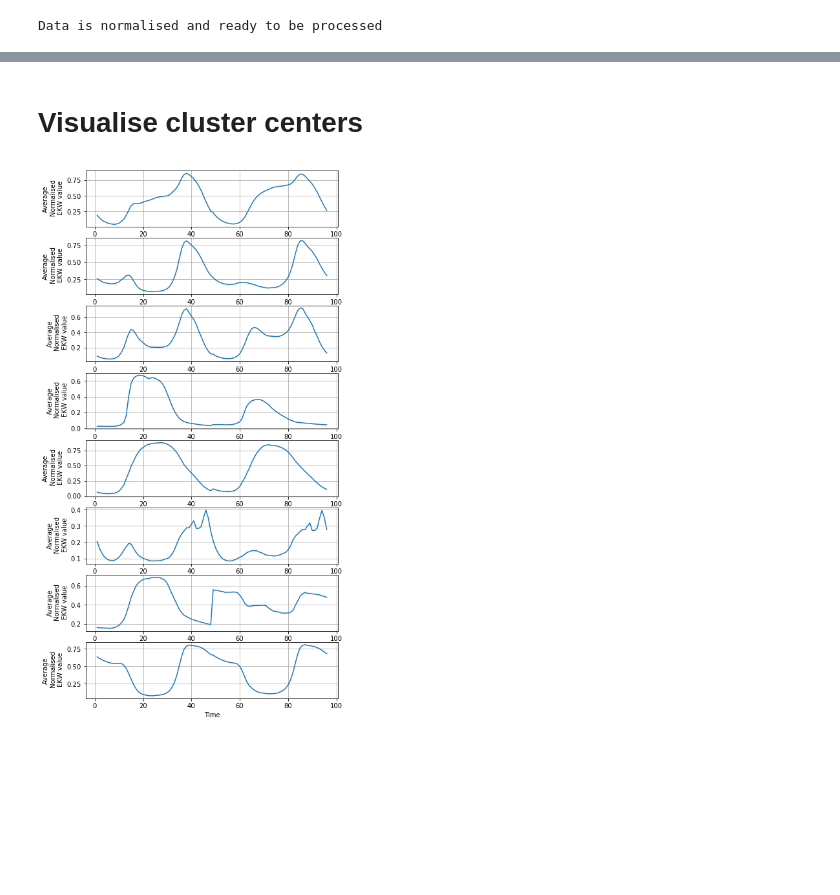
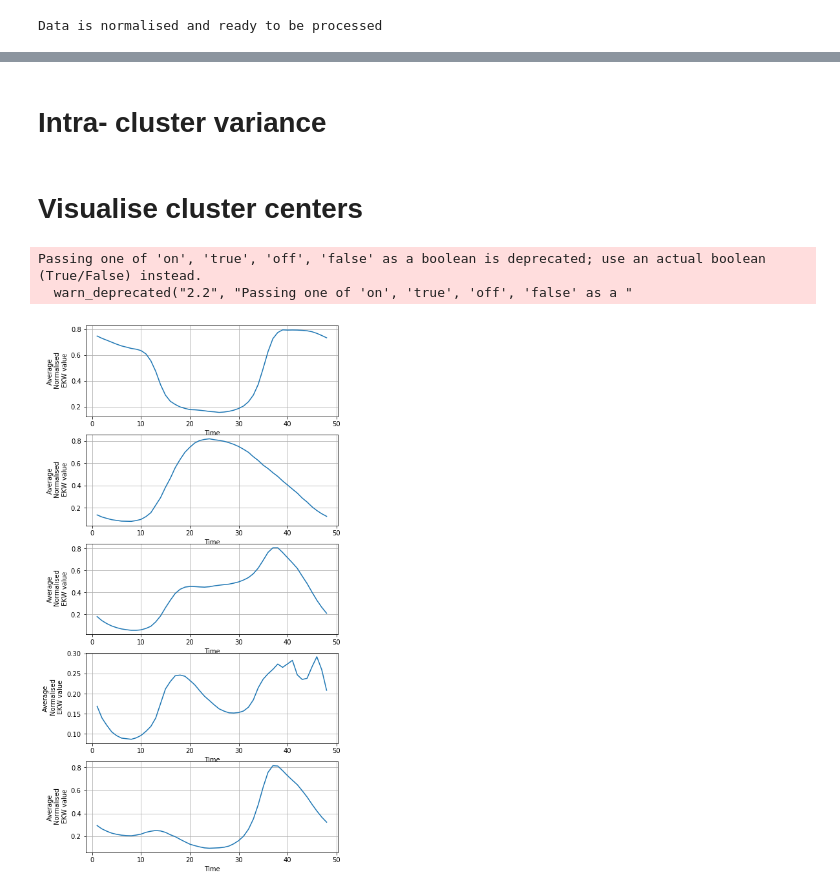
Before and after one commit to star44/capstone-project, a Jupyter notebook: Clustering.ipynb, the cells around one changed output, grey strips where cells are left out. Cells and saved outputs as stored; diff of their text form; code cells hidden in the pictures; blank space fills up the shorter version.

```diff
--- a/Clustering.ipynb
+++ b/Clustering.ipynb
@@ -99,0 +69,35 @@ kmeans.cluster_centers_.shape
+# %%
+from sklearn.cluster import KMeans
+import pandas as pd
+import numpy as np
+
+numeric_data = np.asarray(
+    weekends_df[[f'ekw{i+1}' for i in range(48)]]
+)
+
+#clean up nans - this should have been weeded out in the previous cell anyway
+nans = np.any(np.isnan(numeric_data), axis=1)
+numeric_data = numeric_data[~nans]
+
+intra_cluster_variances = np.zeros((1, 15))
+inter_cluster_variances = np.zeros((1, 15))
+
+for n_clusters in range(1, 15):
+    kmeans = KMeans(n_clusters=n_clusters, max_iter=3).fit(numeric_data)
+    cluster_indices = kmeans.predict(numeric_data)
+
+    # intra-cluster variance:
+    total_intracluster_variance = np.zeros((1, 48))
+    for i in range(n_clusters):
+        cluster_subset = numeric_data[cluster_indices == i]
+        variance = np.var(cluster_subset, axis=0) # variance along each column, NOT the flattened array
+        total_intracluster_variance += variance
+
+    # inter-cluster variance:
+    intercluster_variance = np.sum(np.var(kmeans.cluster_centers_, axis=0))
+
+    intra_cluster_variances[0, n_clusters] = np.sum(total_intracluster_variance) / n_clusters
+    inter_cluster_variances[0, n_clusters] = intercluster_variance
+
+    print(f'Intra-cluster variance @ {n_clusters}', np.sum(total_intracluster_variance) / n_clusters)
+    print(f'Inter-cluster variance @ {n_clusters}', intercluster_variance)
@@ -100,19 +117,23 @@ kmeans.cluster_centers_.shape
+# %% [markdown]
+# Intra- cluster variance
 # %% [markdown]
 # Visualise cluster centers
 # %%
 %matplotlib inline
 import matplotlib.pyplot as plt
 
 plt.figure(
-    num='Cluster centres for each user\'s averaged, normalised weekend|weekday',
+    num='Cluster centres for each user\'s averaged, normalised weekend',
     figsize=(7, 15)
 )
 
-for i in range(8):
-    plt.subplot(8, 1, i+1)
-    plt.plot(range(1, 97), kmeans.cluster_centers_[i, :])
+for i in range(5):
+    plt.subplot(5, 1, i+1)
+    plt.plot(range(1, 49), kmeans.cluster_centers_[i, :])
     plt.grid('on')
     plt.ylabel('Average\n Normalised\n EKW value')
     plt.xlabel('Time')
 # %% [output]
+Passing one of 'on', 'true', 'off', 'false' as a boolean is deprecated; use an actual boolean (True/False) instead.
+  warn_deprecated("2.2", "Passing one of 'on', 'true', 'off', 'false' as a "
-[figure, old version]
+[figure, new version]
```
Also changed, not shown: parts of 13 cells of this notebook.
